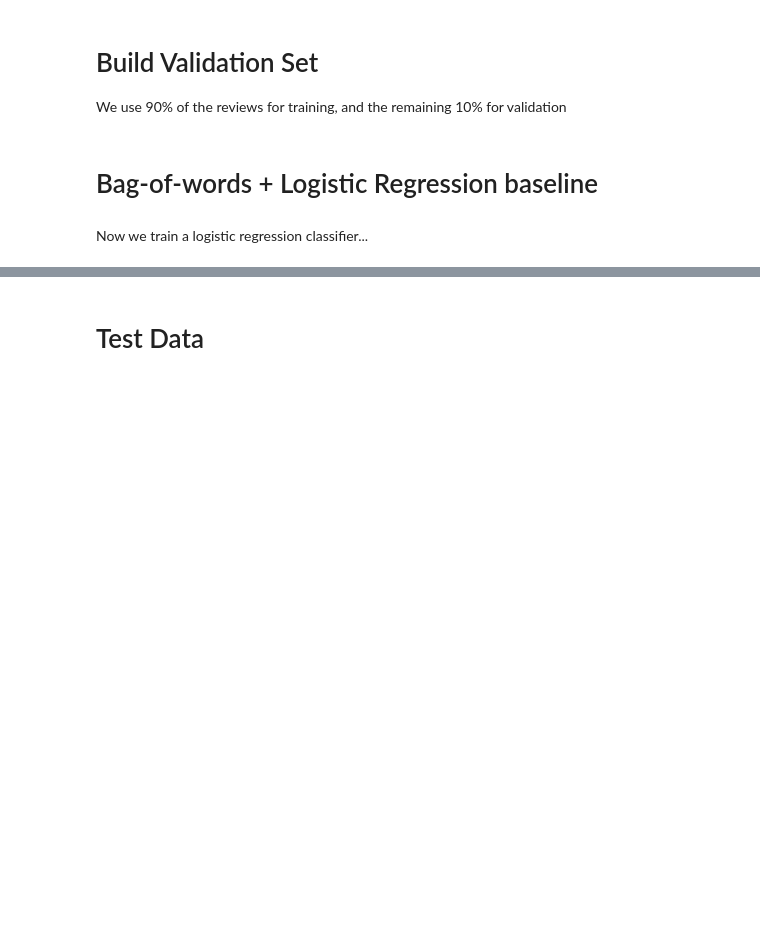
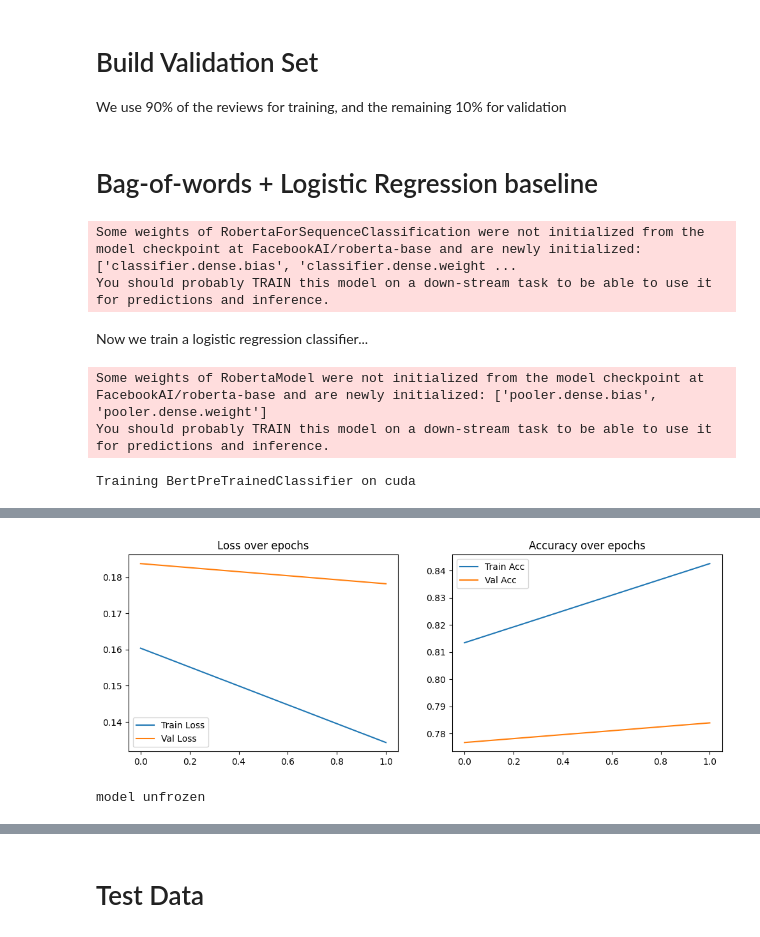
Before and after one commit to bennellis/CIL_Sentiment_analysis, a Jupyter notebook: ethz-cil-text-classification-2025/sentiment_analysis_baseline_testing.ipynb, the cells around one changed output, grey strips where cells are left out. Cells and saved outputs as stored; diff of their text form; code cells hidden in the pictures; blank space fills up the shorter version.

Commit message:
added functionality for freezing lower layers, as well as more variety of pre-trained transformers

```diff
--- a/ethz-cil-text-classification-2025/sentiment_analysis_baseline_testing.ipynb
+++ b/ethz-cil-text-classification-2025/sentiment_analysis_baseline_testing.ipynb
@@ -78,8 +78,15 @@ importlib.reload(embeddings) # This is so when I make changes in embeddings it w
 # embedding_model = embeddings.BertPreTrainedClassifier('textattack/bert-base-uncased-yelp-polarity') #pre-trained bert yelp classifier model. Should have two classes (positive and negative sentiment)
 # embedding_model = embeddings.BertTokenEmbedder('textattack/bert-base-uncased-yelp-polarity') #pre-trained bert yelp classifier model tokenizer.
 # embedding_model = embeddings.BertTokenEmbedder('arpitk/product-review-sentiment-analyzer') #pre-trained bert product review sentiment classifier
-embedding_model = embeddings.BertTokenEmbedder('./models_pretrained/distilbert_product_855_04-21') # my fine-tuned model
+# embedding_model = embeddings.BertTokenEmbedder('./models_pretrained/distilbert_product_855_04-21') # my fine-tuned model
 # embedding_model = embeddings.BertTokenEmbedder('distilbert/distilbert-base-cased') #pre-trained bert base cased
+# embedding_model = embeddings.BertTokenEmbedder('bert-base-uncased') #pre-trained bert base uncased
+# embedding_model = embeddings.BertTokenEmbedder('answerdotai/ModernBERT-base') #pre-trained modern bert base uncased
+embedding_model = embeddings.BertTokenEmbedder('FacebookAI/roberta-base') #pre-trained roberta base
+
+
+
+
 # embedding_model = embeddings.Bert_variable_length() # This isn't working great for me
 # embedding_model = embeddings.Word2VecEmbedding2("GoogleNews-vectors-negative300.bin", binary=True)
 
@@ -93,6 +100,9 @@ X_val = embedding_model.transform(val_sentences[:n_val_samples])
 
 Y_train = train_labels[:n_samples]
 Y_val = val_labels[:n_val_samples]
+# %% [output]
+Some weights of RobertaForSequenceClassification were not initialized from the model checkpoint at FacebookAI/roberta-base and are newly initialized: ['classifier.dense.bias', 'classifier.dense.weight ...
+You should probably TRAIN this model on a down-stream task to be able to use it for predictions and inference.
 # %%
 # print(X_train[1])
 # print(X_train.shape)
@@ -131,7 +141,7 @@ importlib.reload(custom_dataloader)
 
 #Initialize Dataloader If Necessary
 train_sampler = custom_dataloader.DynamicUnderSampler(Y_train, random_state=42)
-pre_compute = False
+pre_compute = True
 if embedding_model.is_variable_length:
     dataset_train = custom_dataloader.EmbeddingDataset(X_train, Y_train)
     dataset_val = custom_dataloader.EmbeddingDataset(X_val, Y_val)
@@ -139,7 +149,7 @@ if embedding_model.is_variable_length:
     train_loader = DataLoader(
         dataset_train,
         sampler=train_sampler,
-        batch_size=16,
+        batch_size=8,
         collate_fn=custom_dataloader.collate_fn,
     )
     train_loader_pred = DataLoader(
@@ -161,7 +171,7 @@ if embedding_model.is_variable_length:
 
     if pre_compute:
         emb_loader = embedding_model.precompute_embeddings(train_loader_pred)
-        emb_val_loader = embedding_model.precompute_embeddings(val_loader)
+        emb_val_loader = embedding_model.precompute_embeddings(val_loader, val=True)
 
 else:
     X_train_tensor = torch.tensor(X_train, dtype=torch.float32)
@@ -202,8 +212,11 @@ torch.cuda.ipc_collect()
 # model = models.DropoutMLP(input_dim = 768, lr = 0.00005, hidden_dim1= 256, hidden_dim2 = 64, dropout_prob = 0.2, ce_weight = 0.1)
 # model = models.BertPreTrainedClassifier('textattack/bert-base-uncased-yelp-polarity', lr = 2e-05, frozen = False) #pre-trained bert classifier
 # model = models.BertPreTrainedClassifier('arpitk/product-review-sentiment-analyzer', lr = 2e-05, frozen = False, class_order = [0,2,1]) #pre-trained distilbert product review classifier
-# model = models.BertPreTrainedClassifier('distilbert/distilbert-base-cased', lr = 1e-05, frozen = False, class_order = [0,1,2], dropout = 0.1, ce_weight = 0.1, temperature = 0.5) #pre-trained bert cased no fine tune
-model = models.BertPreTrainedClassifier('./models_pretrained/distilbert_product_855_04-21', lr = 1e-05, frozen = False, class_order = [0,2,1], dropout = 0.1, ce_weight = 0.1, temperature = 0.5) #my fine-tuned model
+# model = models.BertPreTrainedClassifier('distilbert/distilbert-base-cased', lr = 5e-05, frozen = True, class_order = [0,1,2], dropout = 0.4, ce_weight = 0.1, temperature = 0.5, custom_ll = True, pt_lr = 5e-06) #pre-trained bert cased no fine tune
+# model = models.BertPreTrainedClassifier('bert-base-uncased', lr = 5e-05, frozen = True, class_order = [0,1,2], dropout = 0.4, ce_weight = 0.1, temperature = 0.5, custom_ll = True, pt_lr = 5e-05) #pre-trained bert base uncased no fine tune
+# model = models.BertPreTrainedClassifier('answerdotai/ModernBERT-base', lr = 5e-05, frozen = True, class_order = [0,1,2], dropout = 0.4, ce_weight = 0.1, temperature = 0.5, custom_ll = True, pt_lr = 5e-05)#pre-trained modern bert base no fine tune
+model = models.BertPreTrainedClassifier('FacebookAI/roberta-base', lr = 5e-05, frozen = True, class_order = [0,1,2], dropout = 0.4, ce_weight = 0.1, temperature = 0.5, custom_ll = True, pt_lr = 5e-05)#pre-trained roberta base no fine tune
+# model = models.BertPreTrainedClassifier('./models_pretrained/distilbert_product_855_04-21', lr = 1e-05, frozen = False, class_order = [0,2,1], dropout = 0.1, ce_weight = 0.1, temperature = 0.5) #my fine-tuned model
 # model = models.LSTMClassifier(input_dim = X_val[0].shape[1], lr=0.00005, dropout=0.2, hidden_dim=256, num_layers=2)
 
 
@@ -212,6 +225,9 @@ model = models.BertPreTrainedClassifier('./models_pretrained/distilbert_product_
 #     train_data = [{'text': text, 'label': label} for text, label in zip(train_sentences, train_labels)]
 #     val_data = [{'text': text, 'label': label} for text, label in zip(val_sentences, val_labels)]
 #     train_loader, val_loader = model.create_dataloaders(train_data, val_data)
+# %% [output]
+Some weights of RobertaModel were not initialized from the model checkpoint at FacebookAI/roberta-base and are newly initialized: ['pooler.dense.bias', 'pooler.dense.weight']
+You should probably TRAIN this model on a down-stream task to be able to use it for predictions and inference.
 # %%
 #If model requires dataloader, Load data into dataloader:
 load_from_path = False
@@ -222,10 +238,12 @@ if load_from_path:
 
 # print(X_train.shape)
 if model.use_dataloader:
-    if pre_compute:
-        model.fit(emb_loader,emb_val_loader,epochs=20)
+    if model.frozen:
+        model.fit(emb_loader,emb_val_loader,epochs=6)
     else:
-        model.fit(train_loader,val_loader,epochs=20) #train_loader_pred_shuf has no class balancing
+        model.fit(train_loader,val_loader,epochs=2) #train_loader_pred_shuf has no class balancing
     # model.fit(train_loader,epochs=10)
 else:
     model.fit(X_train,Y_train)
+# %% [output]
+Training BertPreTrainedClassifier on cuda
@@ -232,3 +256,34 @@ else:
+[figure, added]
+# %%
+#after warming up classification head, allow fine-tuning of bert:
+#Everytime you run this cell, it will toggle freezing the transformer and unfreezing it.
+
+layers_to_freeze = 3 #set how many layers from the bottom you want to leave frozen when fine-tuning. 0 to unfreeze everything.
+
+for attr in ("encoder", "transformer", "layers"):  # This is to set the "model layer" correctly for different model architectures.
+    backbone = getattr(model.model, attr, None)
+    if backbone is not None:
+        if attr in ("encoder","transformer"):
+            backbone = backbone.layer
+        break
+
+if model.frozen:
+    print("model unfrozen")
+    model.frozen = False
+    for param in model.model.parameters(): #unfreeze all params
+        param.requires_grad = True
+    for param in model.model.embeddings.parameters(): #re-freeze the embedding layers (maybe we don't want this? Haven't tried yet)
+        param.requires_grad = False
+    for i in range(layers_to_freeze):  # freezes bottom most layers
+        for param in backbone[i].parameters():
+            param.requires_grad = False
+else: #Toggle frozen again
+    print("model frozen")
+    model.frozen = True
+    for param in model.model.parameters():
+        param.requires_grad = False
+# %% [output]
+model unfrozen
 # %%
 if model.use_dataloader:
     # Y_train_pred = model.predict(train_loader_pred)
```
Also changed, not shown: parts of 6 cells of this notebook, 4 other files.
